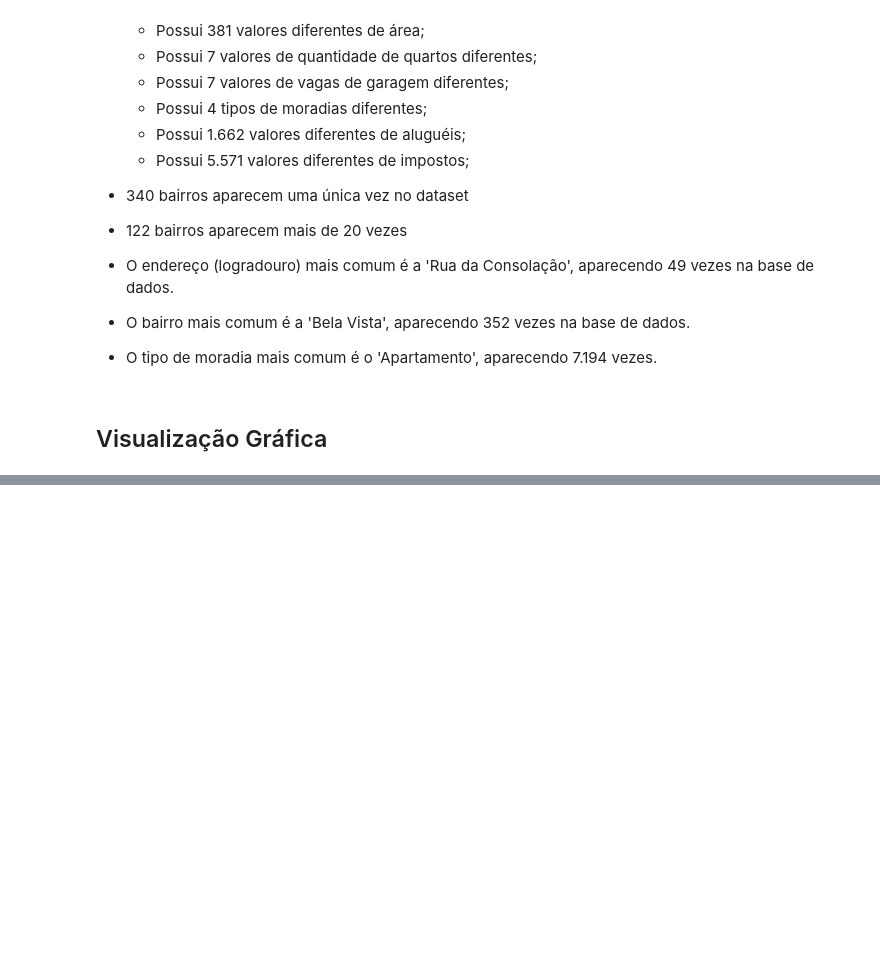
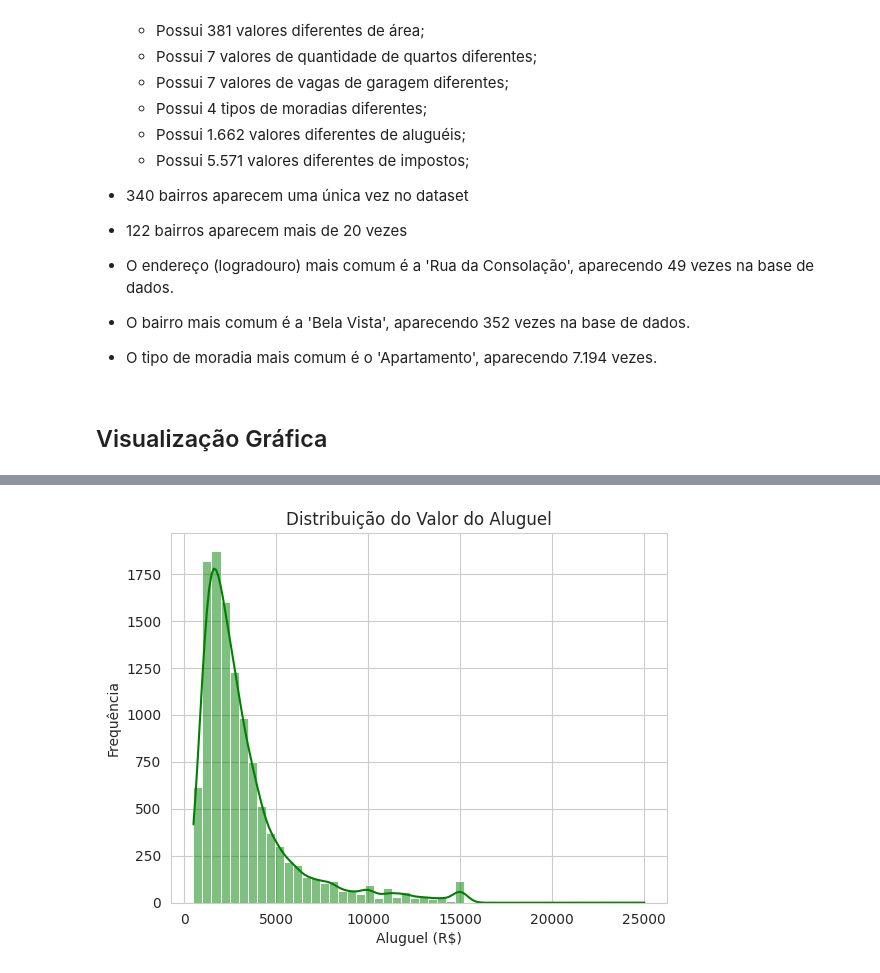
Before and after one commit to fernandarodriguess/AnaliseExploratoria-Imoveis-SP, a Jupyter notebook: notebooks/01_data_exploration.ipynb, the cells around one changed output, grey strips where cells are left out. Saved outputs shown, nothing was run; the diff lists cells and outputs as text; code cells hidden in the pictures; blank space fills up the shorter version.

```diff
--- a/notebooks/01_data_exploration.ipynb
+++ b/notebooks/01_data_exploration.ipynb
@@ -218,0 +241,8 @@ dtype: int64
+# %%
+sns.histplot(df['rent'], bins=50, kde=True, color='green')
+plt.title("Distribuição do Valor do Aluguel")
+plt.xlabel("Aluguel (R$)")
+plt.ylabel("Frequência")
+plt.show()
+# %% [output]
+[figure, added]
```
Also changed, not shown: parts of 16 cells of this notebook, 1 other file.
